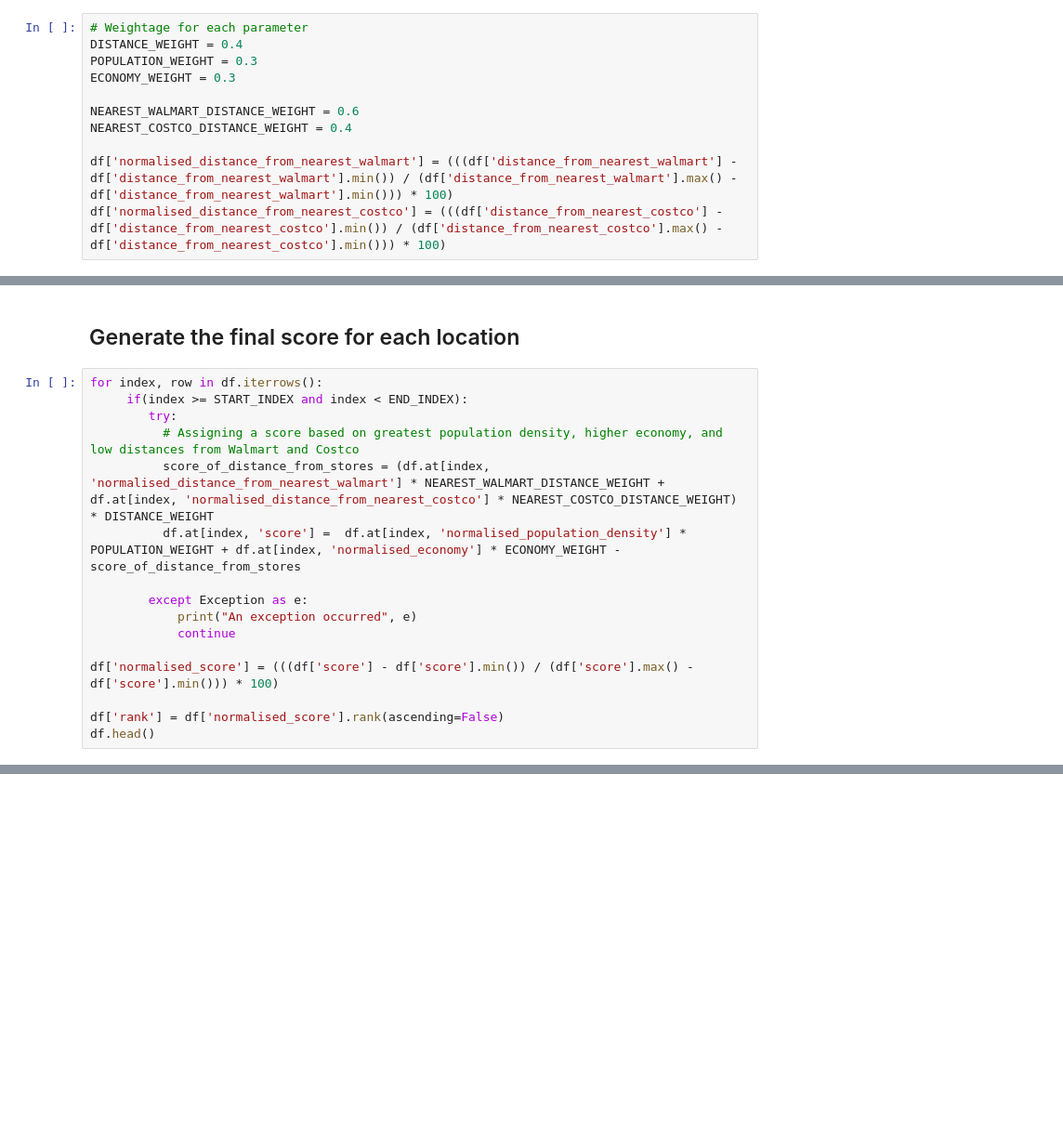
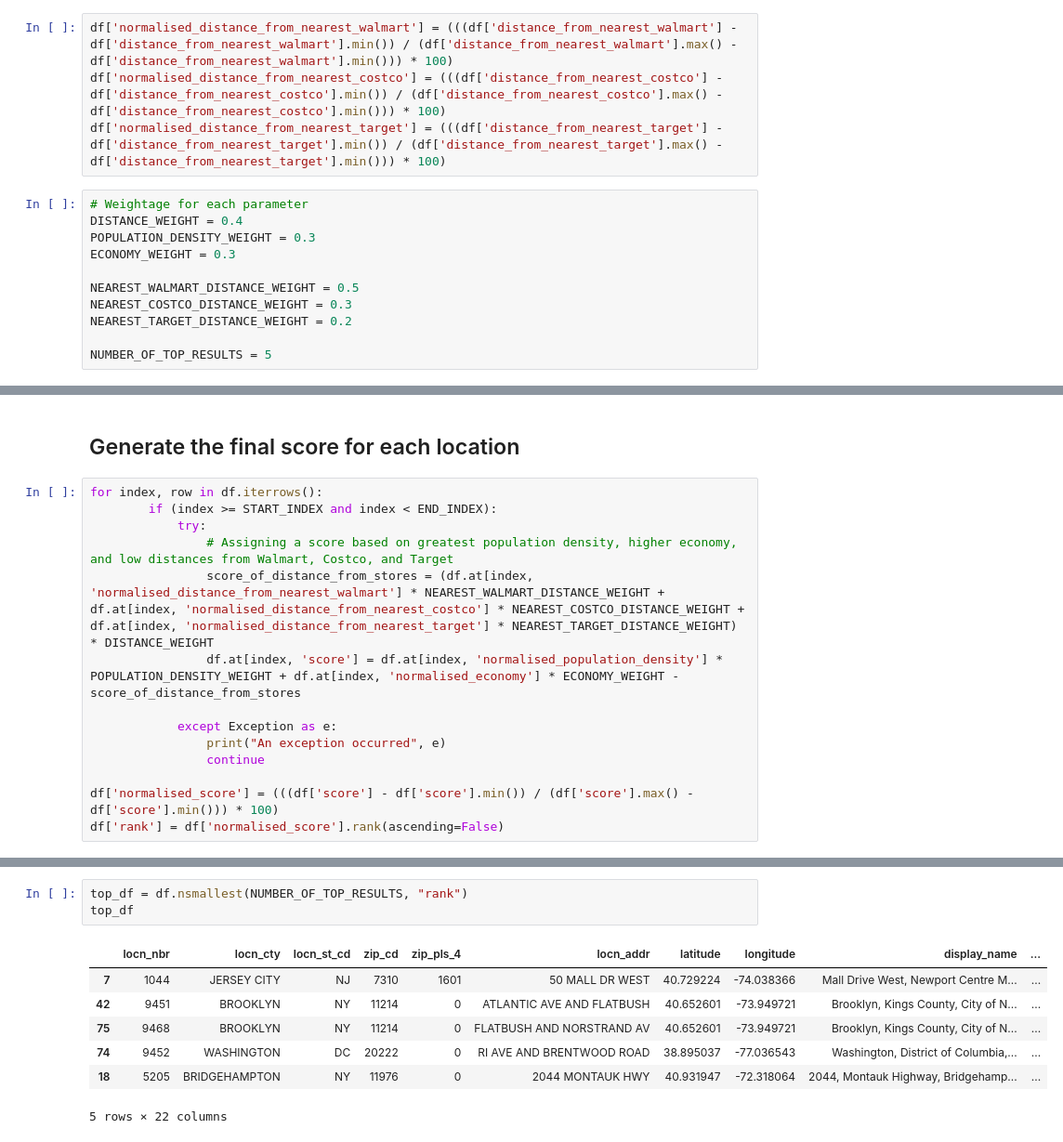
Before and after one commit to Pushpit07/Tech-Rush_AI-Ranking, a Jupyter notebook: Tech_Rush.ipynb, the cells around one changed output, grey strips where cells are left out. Shown at 93% size. Cells and saved outputs as stored; diff of their text form; blank space fills up the shorter version.

```diff
--- a/Tech_Rush.ipynb
+++ b/Tech_Rush.ipynb
@@ -198,14 +236,18 @@ for index, row in df.iterrows():
 # %%
-# Weightage for each parameter
-DISTANCE_WEIGHT = 0.4
-POPULATION_WEIGHT = 0.3
-ECONOMY_WEIGHT = 0.3
-
-NEAREST_WALMART_DISTANCE_WEIGHT = 0.6
-NEAREST_COSTCO_DISTANCE_WEIGHT = 0.4
-
 df['normalised_distance_from_nearest_walmart'] = (((df['distance_from_nearest_walmart'] - df['distance_from_nearest_walmart'].min()) / (df['distance_from_nearest_walmart'].max() - df['distance_from_nearest_walmart'].min())) * 100)
 df['normalised_distance_from_nearest_costco'] = (((df['distance_from_nearest_costco'] - df['distance_from_nearest_costco'].min()) / (df['distance_from_nearest_costco'].max() - df['distance_from_nearest_costco'].min())) * 100)
+df['normalised_distance_from_nearest_target'] = (((df['distance_from_nearest_target'] - df['distance_from_nearest_target'].min()) / (df['distance_from_nearest_target'].max() - df['distance_from_nearest_target'].min())) * 100)
+# %%
+# Weightage for each parameter
+DISTANCE_WEIGHT = 0.4
+POPULATION_DENSITY_WEIGHT = 0.3
+ECONOMY_WEIGHT = 0.3
+
+NEAREST_WALMART_DISTANCE_WEIGHT = 0.5
+NEAREST_COSTCO_DISTANCE_WEIGHT = 0.3
+NEAREST_TARGET_DISTANCE_WEIGHT = 0.2
+
+NUMBER_OF_TOP_RESULTS = 5
 # %%
 df.head()
 # %% [output]
@@ -219,17 +261,15 @@ df.head()
 ## Generate the final score for each location
 # %%
 for index, row in df.iterrows():
-     if(index >= START_INDEX and index < END_INDEX):
-        try:
-          # Assigning a score based on greatest population density, higher economy, and low distances from Walmart and Costco
-          score_of_distance_from_stores = (df.at[index, 'normalised_distance_from_nearest_walmart'] * NEAREST_WALMART_DISTANCE_WEIGHT + df.at[index, 'normalised_distance_from_nearest_costco'] * NEAREST_COSTCO_DISTANCE_WEIGHT) * DISTANCE_WEIGHT
-          df.at[index, 'score'] =  df.at[index, 'normalised_population_density'] * POPULATION_WEIGHT + df.at[index, 'normalised_economy'] * ECONOMY_WEIGHT - score_of_distance_from_stores
+        if (index >= START_INDEX and index < END_INDEX):
+            try:
+                # Assigning a score based on greatest population density, higher economy, and low distances from Walmart, Costco, and Target
+                score_of_distance_from_stores = (df.at[index, 'normalised_distance_from_nearest_walmart'] * NEAREST_WALMART_DISTANCE_WEIGHT + df.at[index, 'normalised_distance_from_nearest_costco'] * NEAREST_COSTCO_DISTANCE_WEIGHT + df.at[index, 'normalised_distance_from_nearest_target'] * NEAREST_TARGET_DISTANCE_WEIGHT) * DISTANCE_WEIGHT
+                df.at[index, 'score'] = df.at[index, 'normalised_population_density'] * POPULATION_DENSITY_WEIGHT + df.at[index, 'normalised_economy'] * ECONOMY_WEIGHT - score_of_distance_from_stores
 
-        except Exception as e:
-            print("An exception occurred", e)
-            continue
+            except Exception as e:
+                print("An exception occurred", e)
+                continue
 
 df['normalised_score'] = (((df['score'] - df['score'].min()) / (df['score'].max() - df['score'].min())) * 100)
-
 df['rank'] = df['normalised_score'].rank(ascending=False)
-df.head()
@@ -242,0 +276,11 @@ df.head()
+# %%
+top_df = df.nsmallest(NUMBER_OF_TOP_RESULTS, "rank")
+top_df
+# %% [output]
+|  | locn_nbr | locn_cty | locn_st_cd | zip_cd | zip_pls_4 | locn_addr | latitude | longitude | display_name | ... |
+| 7 | 1044 | JERSEY CITY | NJ | 7310 | 1601 | 50 MALL DR WEST | 40.729224 | -74.038366 | Mall Drive West, Newport Centre M... | ... |
+| 42 | 9451 | BROOKLYN | NY | 11214 | 0 | ATLANTIC AVE AND FLATBUSH | 40.652601 | -73.949721 | Brooklyn, Kings County, City of N... | ... |
+| 75 | 9468 | BROOKLYN | NY | 11214 | 0 | FLATBUSH AND NORSTRAND AV | 40.652601 | -73.949721 | Brooklyn, Kings County, City of N... | ... |
+| 74 | 9452 | WASHINGTON | DC | 20222 | 0 | RI AVE AND BRENTWOOD ROAD | 38.895037 | -77.036543 | Washington, District of Columbia,... | ... |
+| 18 | 5205 | BRIDGEHAMPTON | NY | 11976 | 0 | 2044 MONTAUK HWY | 40.931947 | -72.318064 | 2044, Montauk Highway, Bridgehamp... | ... |
+5 rows × 22 columns
```
Also changed, not shown: parts of 8 cells of this notebook.
